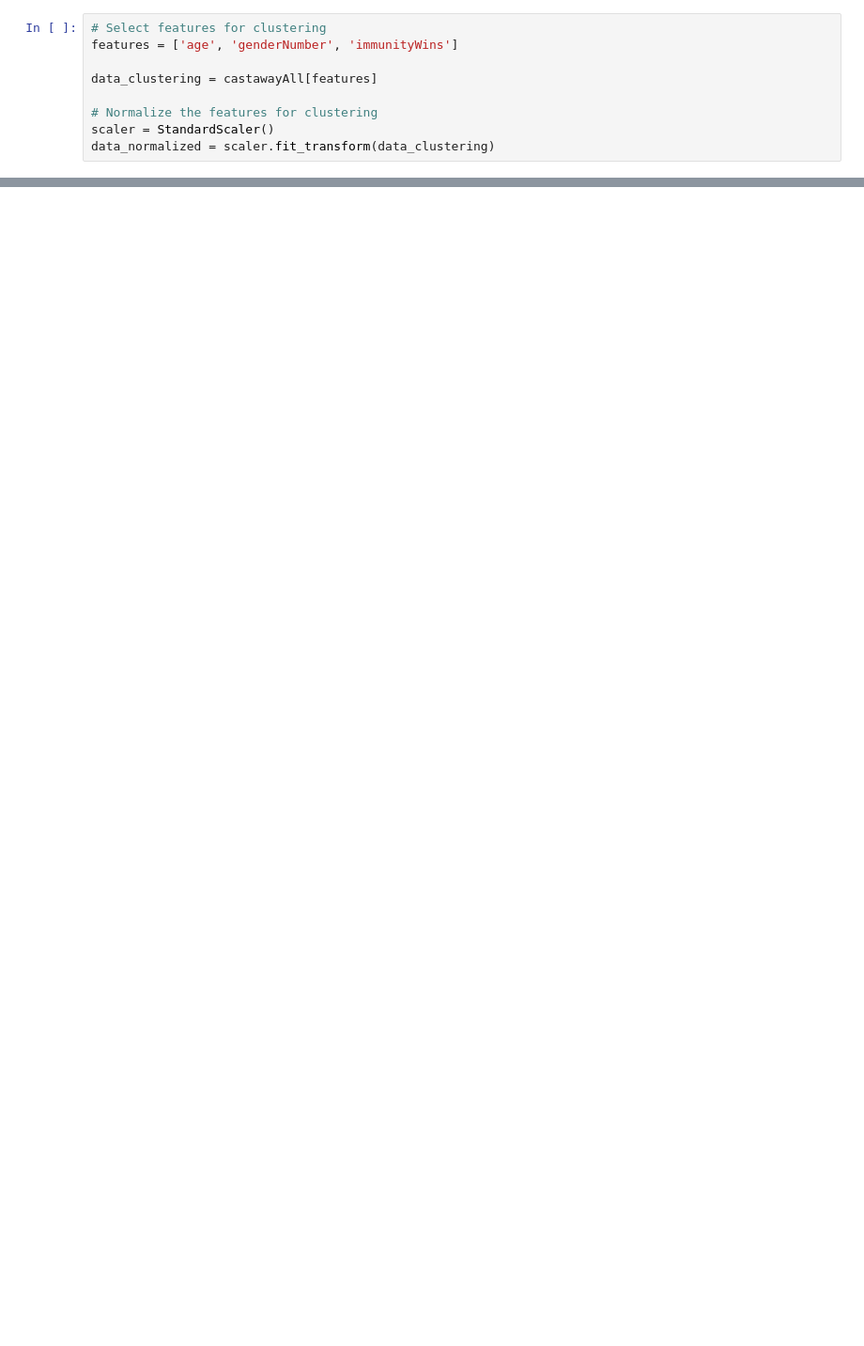
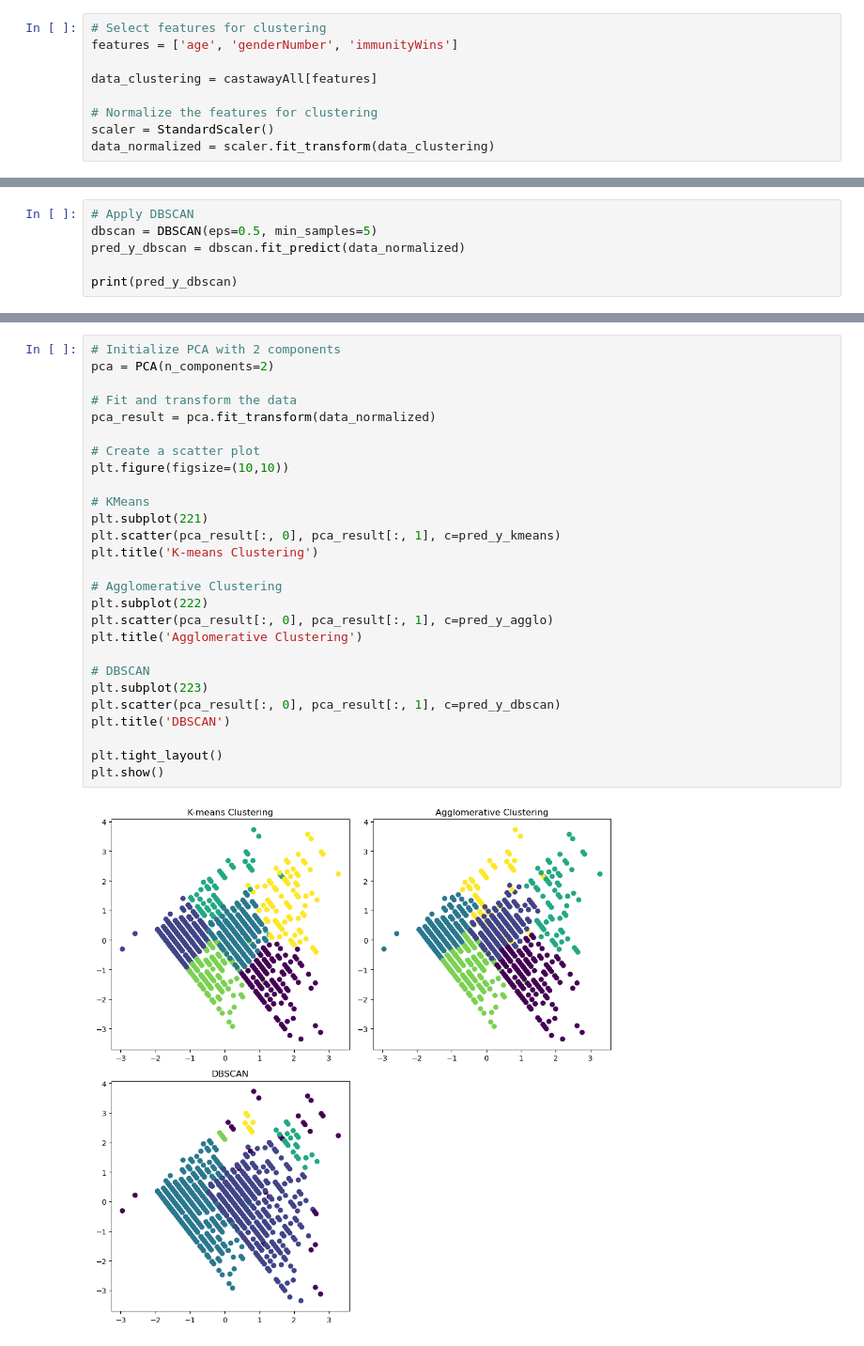
Before and after one commit to DotSumWedge/SurvivorAnalysis, a Jupyter notebook: ClusterAnalysis.ipynb, the cells around one changed output, grey strips where cells are left out. Shown at 94% size. Saved outputs shown, nothing was run; the diff lists cells and outputs as text; blank space fills up the shorter version.

```diff
--- a/ClusterAnalysis.ipynb
+++ b/ClusterAnalysis.ipynb
@@ -143,0 +192,6 @@ print('Silhouette Score: ', silhouette)
+# %%
+# Apply DBSCAN
+dbscan = DBSCAN(eps=0.5, min_samples=5)
+pred_y_dbscan = dbscan.fit_predict(data_normalized)
+
+print(pred_y_dbscan)
@@ -143,0 +226,29 @@ print('Silhouette Score: ', silhouette)
+# %%
+# Initialize PCA with 2 components
+pca = PCA(n_components=2)
+
+# Fit and transform the data
+pca_result = pca.fit_transform(data_normalized)
+
+# Create a scatter plot
+plt.figure(figsize=(10,10))
+
+# KMeans
+plt.subplot(221)
+plt.scatter(pca_result[:, 0], pca_result[:, 1], c=pred_y_kmeans)
+plt.title('K-means Clustering')
+
+# Agglomerative Clustering
+plt.subplot(222)
+plt.scatter(pca_result[:, 0], pca_result[:, 1], c=pred_y_agglo)
+plt.title('Agglomerative Clustering')
+
+# DBSCAN
+plt.subplot(223)
+plt.scatter(pca_result[:, 0], pca_result[:, 1], c=pred_y_dbscan)
+plt.title('DBSCAN')
+
+plt.tight_layout()
+plt.show()
+# %% [output]
+[figure, added]
```
Also changed, not shown: parts of 8 cells of this notebook.
